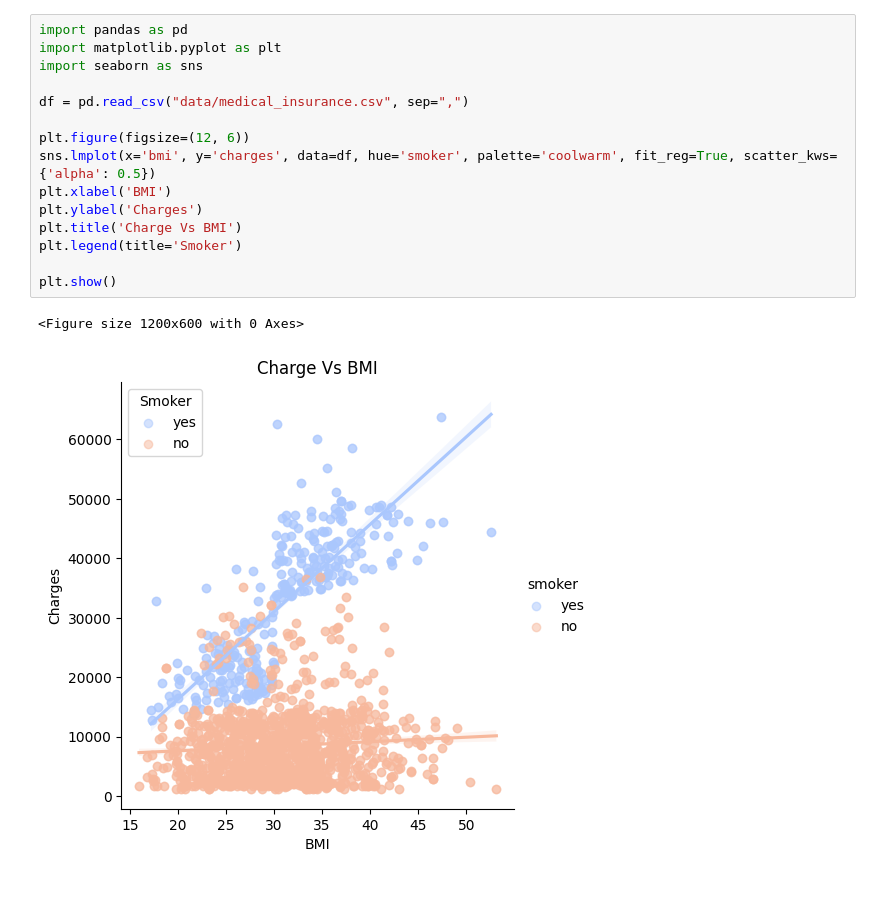
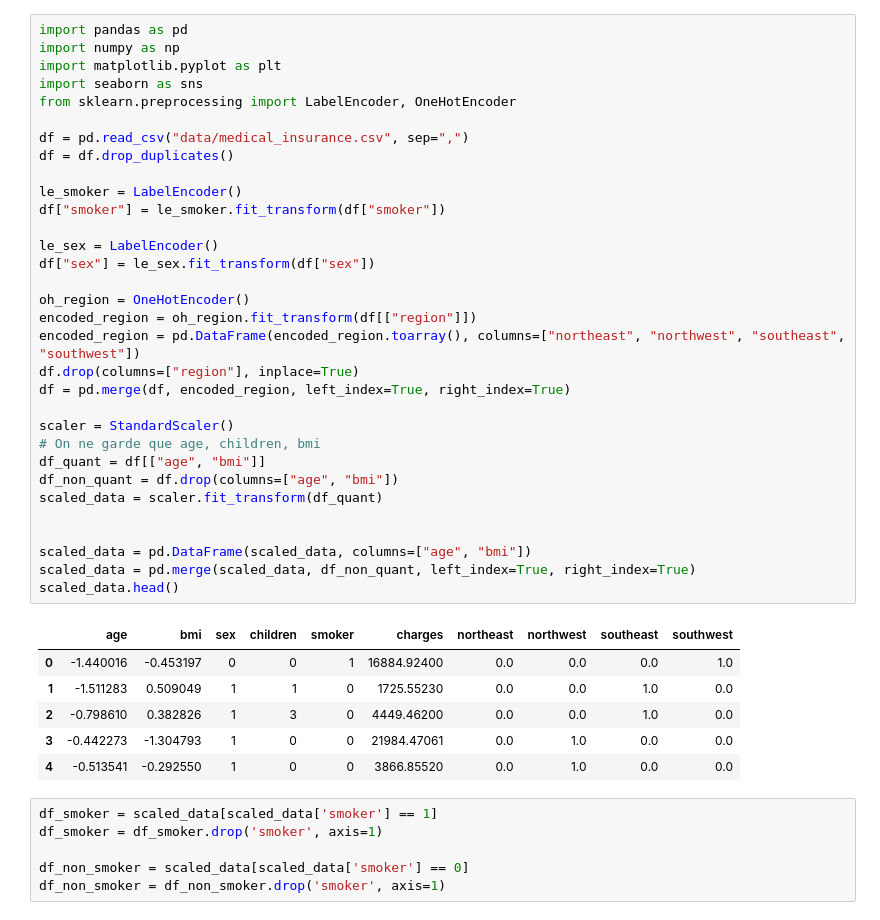
Before and after one commit to sacha-sz/SY09-Projet, a Jupyter notebook: linearRegression.ipynb, the cells around one changed output. Drawn from its saved outputs; the diff is of its cells as text; blank space fills up the shorter version.

```diff
--- a/linearRegression.ipynb
+++ b/linearRegression.ipynb
@@ -92,18 +98,45 @@ Text(0.5, 1.0, 'Charge Vs BMI')
-# %%
-import pandas as pd
-import matplotlib.pyplot as plt
-import seaborn as sns
-
-df = pd.read_csv("data/medical_insurance.csv", sep=",")
-
-plt.figure(figsize=(12, 6))
-sns.lmplot(x='bmi', y='charges', data=df, hue='smoker', palette='coolwarm', fit_reg=True, scatter_kws={'alpha': 0.5})
-plt.xlabel('BMI')
-plt.ylabel('Charges')
-plt.title('Charge Vs BMI')
-plt.legend(title='Smoker')
-
-plt.show()
-# %% [output]
-<Figure size 1200x600 with 0 Axes>
-[figure, removed]
+# %%
+import pandas as pd
+import numpy as np
+import matplotlib.pyplot as plt
+import seaborn as sns
+from sklearn.preprocessing import LabelEncoder, OneHotEncoder
+
+df = pd.read_csv("data/medical_insurance.csv", sep=",")
+df = df.drop_duplicates()
+
+le_smoker = LabelEncoder()
+df["smoker"] = le_smoker.fit_transform(df["smoker"])
+
+le_sex = LabelEncoder()
+df["sex"] = le_sex.fit_transform(df["sex"])
+
+oh_region = OneHotEncoder()
+encoded_region = oh_region.fit_transform(df[["region"]])
+encoded_region = pd.DataFrame(encoded_region.toarray(), columns=["northeast", "northwest", "southeast", "southwest"])
+df.drop(columns=["region"], inplace=True)
+df = pd.merge(df, encoded_region, left_index=True, right_index=True)
+
+scaler = StandardScaler()
+# On ne garde que age, children, bmi
+df_quant = df[["age", "bmi"]]
+df_non_quant = df.drop(columns=["age", "bmi"])
+scaled_data = scaler.fit_transform(df_quant)
+
+
+scaled_data = pd.DataFrame(scaled_data, columns=["age", "bmi"])
+scaled_data = pd.merge(scaled_data, df_non_quant, left_index=True, right_index=True)
+scaled_data.head()
+# %% [output]
+|  | age | bmi | sex | children | smoker | charges | northeast | northwest | southeast | southwest |
+| 0 | -1.440016 | -0.453197 | 0 | 0 | 1 | 16884.92400 | 0.0 | 0.0 | 0.0 | 1.0 |
+| 1 | -1.511283 | 0.509049 | 1 | 1 | 0 | 1725.55230 | 0.0 | 0.0 | 1.0 | 0.0 |
+| 2 | -0.798610 | 0.382826 | 1 | 3 | 0 | 4449.46200 | 0.0 | 0.0 | 1.0 | 0.0 |
+| 3 | -0.442273 | -1.304793 | 1 | 0 | 0 | 21984.47061 | 0.0 | 1.0 | 0.0 | 0.0 |
+| 4 | -0.513541 | -0.292550 | 1 | 0 | 0 | 3866.85520 | 0.0 | 1.0 | 0.0 | 0.0 |
+# %%
+df_smoker = scaled_data[scaled_data['smoker'] == 1]
+df_smoker = df_smoker.drop('smoker', axis=1)
+
+df_non_smoker = scaled_data[scaled_data['smoker'] == 0]
+df_non_smoker = df_non_smoker.drop('smoker', axis=1)
```
Also changed, not shown: parts of 8 cells of this notebook, 5 other files.
